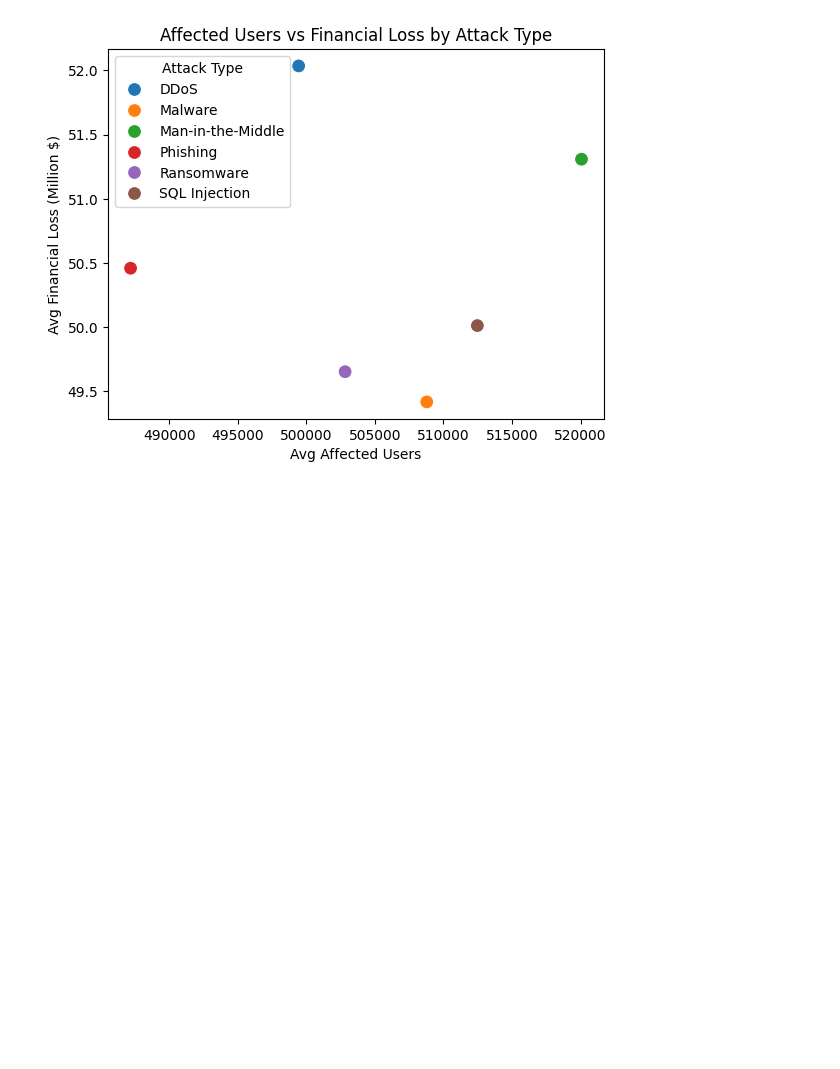
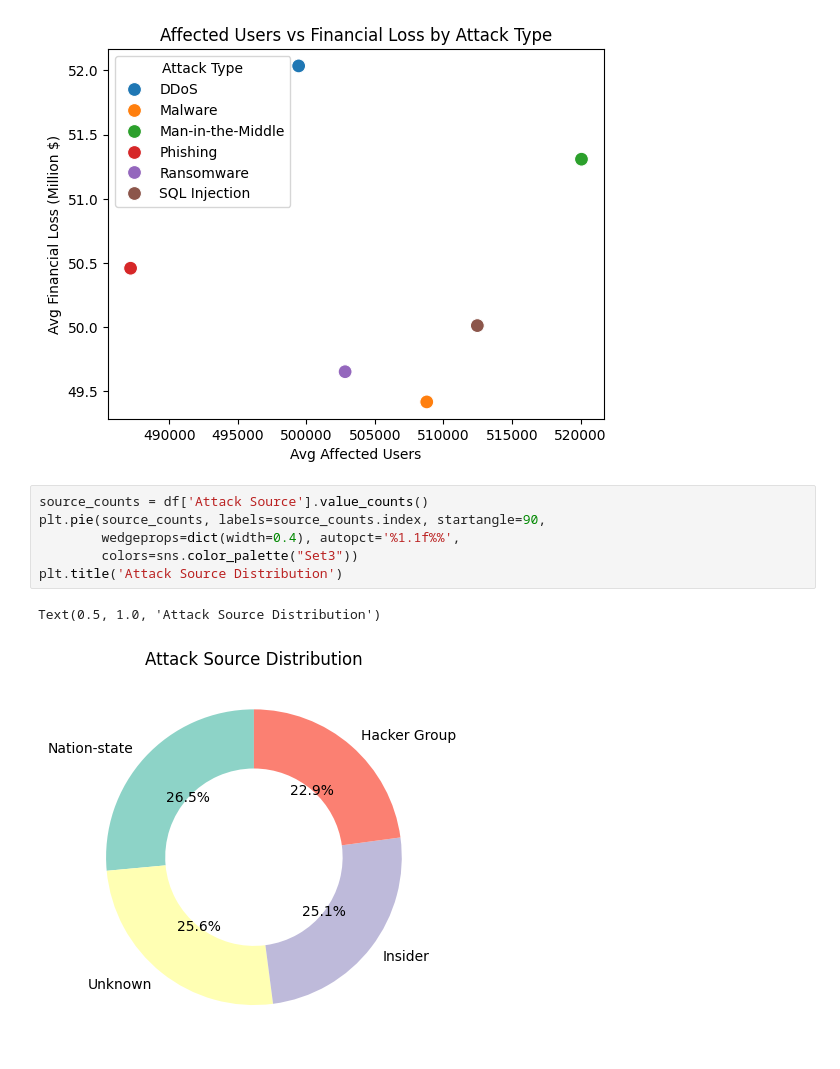
Before and after one commit to dolludaa/Global-Cybersecurity-Threats-2015-2024, a Jupyter notebook: business_analysis.ipynb, the cells around one changed output. Saved outputs shown, nothing was run; the diff lists cells and outputs as text; blank space fills up the shorter version.

```diff
--- a/business_analysis.ipynb
+++ b/business_analysis.ipynb
@@ -172,3 +216,12 @@ plt.ylabel('Avg Financial Loss (Million $)')
 # %% [output]
 Text(0, 0.5, 'Avg Financial Loss (Million $)')
 [figure]
+# %%
+source_counts = df['Attack Source'].value_counts()
+plt.pie(source_counts, labels=source_counts.index, startangle=90,
+        wedgeprops=dict(width=0.4), autopct='%1.1f%%',
+        colors=sns.color_palette("Set3"))
+plt.title('Attack Source Distribution')
+# %% [output]
+Text(0.5, 1.0, 'Attack Source Distribution')
+[figure, added]
```
Also changed, not shown: parts of 11 cells of this notebook.
